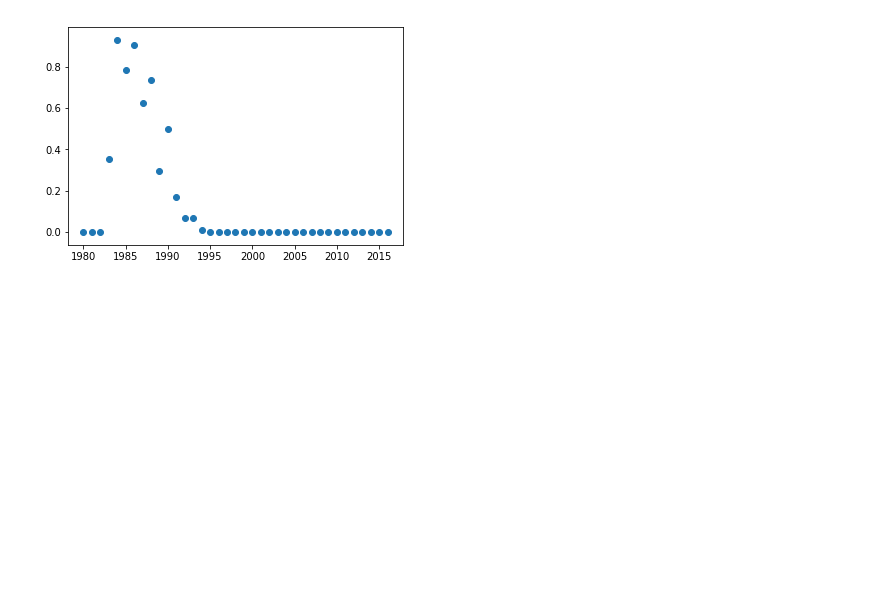
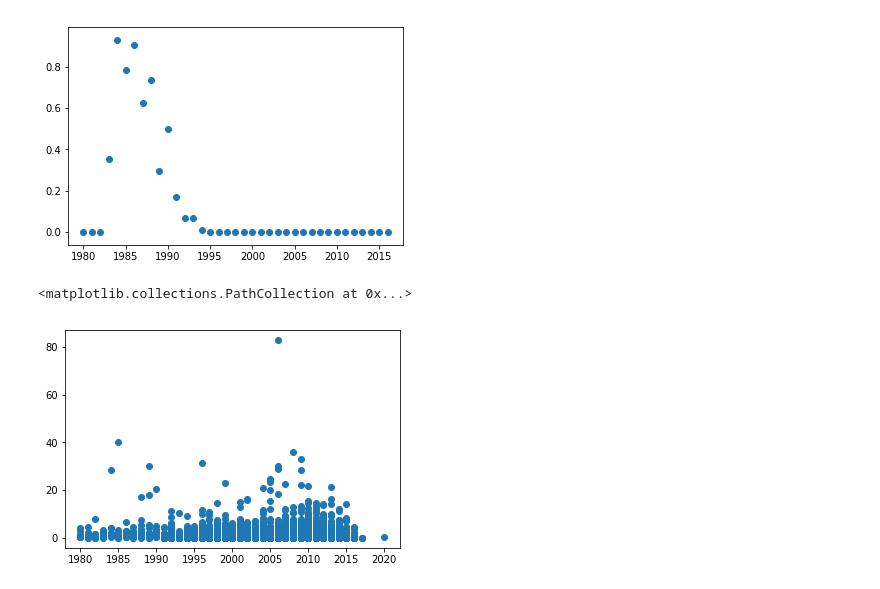
Before and after one commit to brodyzt/3300-P2, a Jupyter notebook: Games.ipynb, the cells around one changed output. Drawn from its saved outputs; the diff is of its cells as text; code cells hidden in the pictures; blank space fills up the shorter version.

```diff
--- a/Games.ipynb
+++ b/Games.ipynb
@@ -55,3 +56,15 @@ plt.show()
 [1980.0, 1981.0, 1982.0, 1983.0, 1984.0, 1985.0, 1986.0, 1987.0, 1988.0, 1989.0, 1990.0, 1991.0, 1992.0, 1993.0, 1994.0, 1995.0, 1996.0, 1997.0, 1998.0, 1999.0, 2000.0, 2001.0, 2002.0, 2003.0, 2004.0, ...
 {1983.0: 6, 1984.0: 13, 1985.0: 11, 1986.0: 19, 1987.0: 10, 1988.0: 11, 1989.0: 5, 1990.0: 8, 1991.0: 7, 1992.0: 3, 1993.0: 4, 1994.0: 1, 1980.0: 0, 1981.0: 0, 1982.0: 0, 1995.0: 0, 1996.0: 0, 1997.0: ...
 [figure]
+# %%
+df.sort_values(by="Global_Sales", ascending=False)[:10000]
+# print(lst)
+# print(Counter(lst))
+# plt.hist(lst, align="left", rwidth=.88, bins=11)
+# plt.xticks(rotation=90)
+# plt.show()
+
+plt.scatter(df["Year"], df["Global_Sales"])
+# %% [output]
+<matplotlib.collections.PathCollection at 0x...>
+[figure, added]
```
Also changed, not shown: parts of 8 cells of this notebook, 20 other files.
